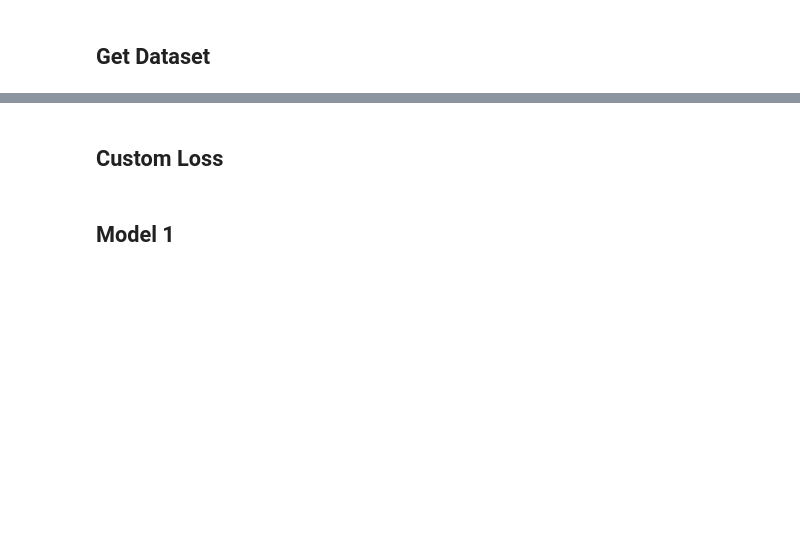
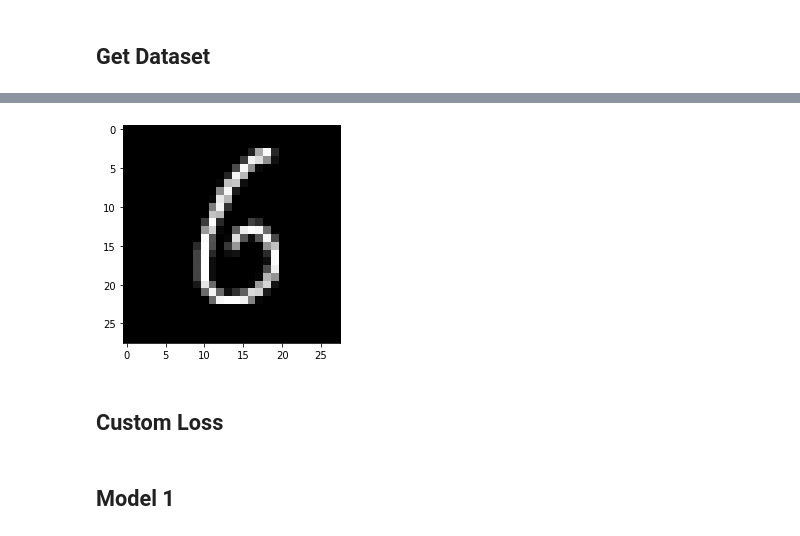
Before and after one commit to archana53/power-law-for-CI, a Jupyter notebook: CS8803_HML_Project_updated.ipynb, the cells around one changed output, grey strips where cells are left out. Drawn from its saved outputs; the diff is of its cells as text; code cells hidden in the pictures; blank space fills up the shorter version.

```diff
--- a/CS8803_HML_Project_updated.ipynb
+++ b/CS8803_HML_Project_updated.ipynb
@@ -43,3 +47,5 @@ x_test = x_test/255.0
 # %%
-plt.imshow(x_train[10], cmap = "gray")
+plt.imshow(x_train[18], cmap = "gray")
 plt.show()
+# %% [output]
+[figure, added]
```
Also changed, not shown: parts of 25 cells of this notebook, 1 other file.
